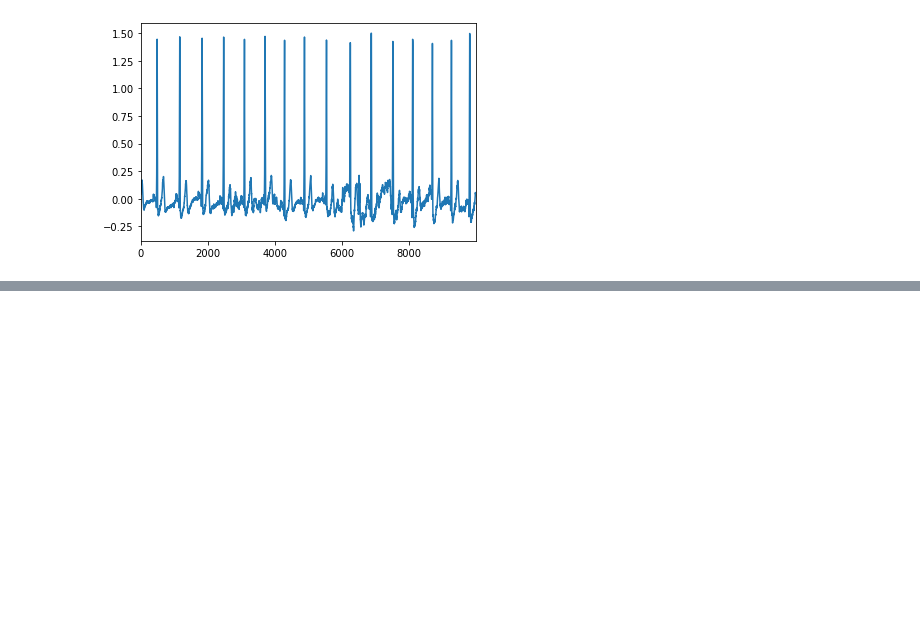
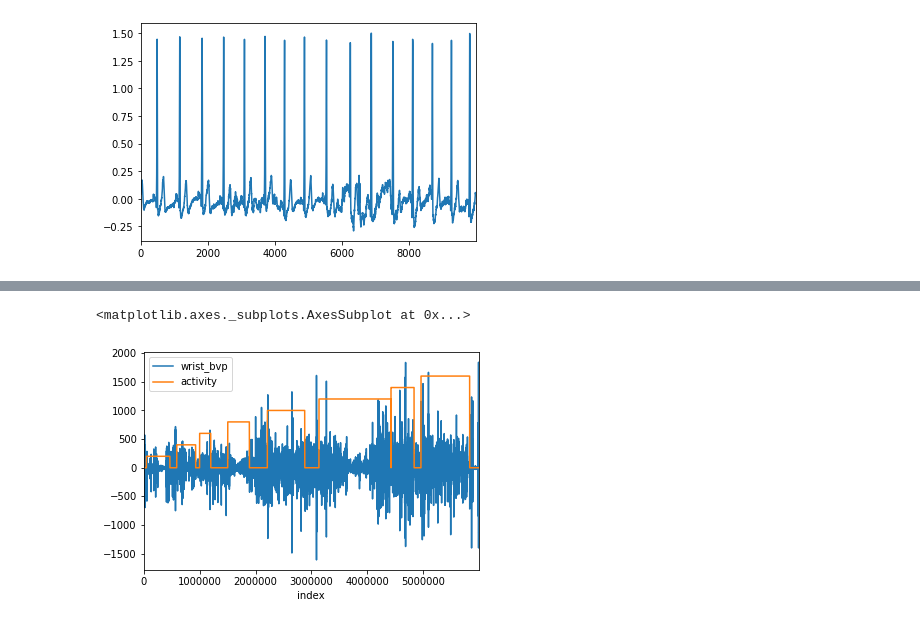
Before and after one commit to GailletLouis/Python_for_data_analysis, a Jupyter notebook: script.ipynb, the cells around one changed output, grey strips where cells are left out. Saved outputs shown, nothing was run; the diff lists cells and outputs as text; code cells hidden in the pictures; blank space fills up the shorter version.

```diff
--- a/script.ipynb
+++ b/script.ipynb
@@ -269,0 +252,7 @@ frame_8.reset_index().plot(x='index', y=['activity','chest_resp'])
+# %%
+frame_bvp = frame_8.reset_index()
+frame_bvp['activity'] = frame_bvp['activity'].apply(lambda x: x*200)
+frame_bvp.plot(x='index', y=['wrist_bvp','activity'])
+# %% [output]
+<matplotlib.axes._subplots.AxesSubplot at 0x...>
+[figure, added]
```
Also changed, not shown: parts of 8 cells of this notebook, 1 other file.
